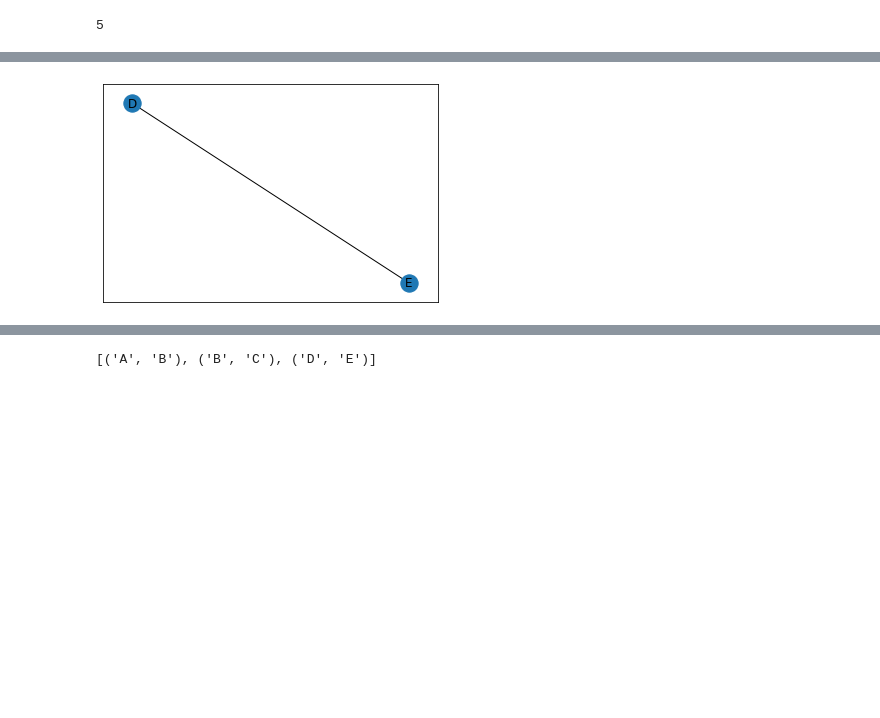
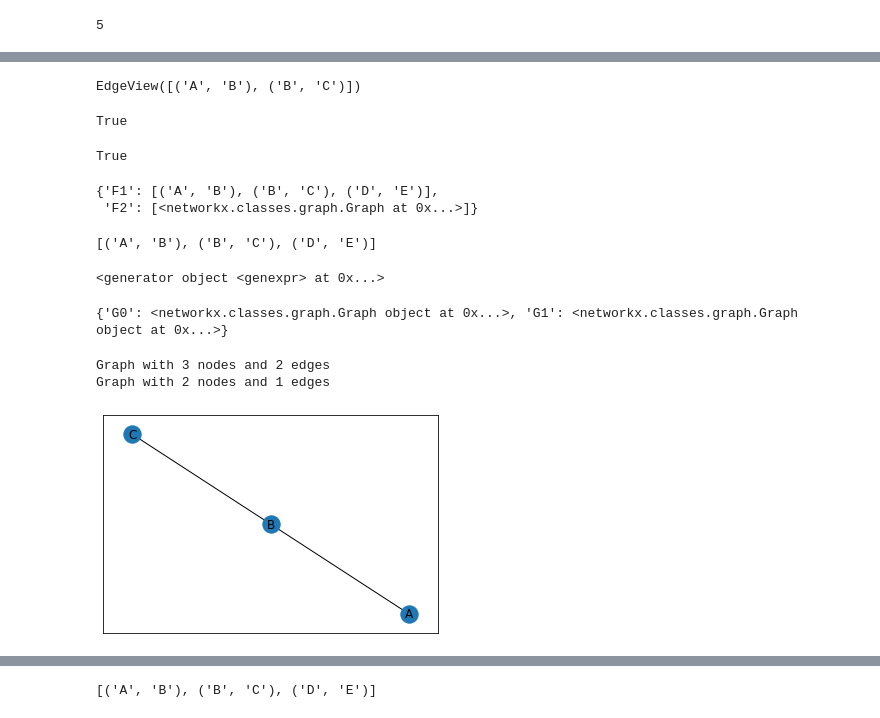
Before and after one commit to Morten-Tejlmand/5-semester, a Jupyter notebook: Fodbold/apriori.ipynb, the cells around one changed output, grey strips where cells are left out. Cells and saved outputs as stored; diff of their text form; code cells hidden in the pictures; blank space fills up the shorter version.

```diff
--- a/Fodbold/apriori.ipynb
+++ b/Fodbold/apriori.ipynb
@@ -34,22 +43,0 @@ plt.show()
-# %%
-items_counted = dict()
-min_sup = 2
-edge_matrix = [E1, E2]
-
-for edge_list in edge_matrix:
-    for edge in edge_list:
-        items_counted[edge] = items_counted.get(edge, 0) + 1
-
-print(items_counted)
-
-frequent_items = [key for key, value in items_counted.items() if value >= min_sup]
-
-print(frequent_items)
-
-C = nx.from_edgelist(frequent_items)
-nx.draw_networkx(C)
-
-# for edge1 in E1:
-#     for edge2 in E2:
-#         if edge1 == edge2:
-#             frequent_items.append(edge1)
@@ -59,0 +149,5 @@ nx.draw_networkx(C)
+# %%
+new_new_C = generate_candidates(new_C, 5)
+
+for i in new_new_C:
+    print(i.edges())
@@ -59,0 +158,4 @@ nx.draw_networkx(C)
+# %%
+frequents = apriori_graph_mining(2, edge_matrix, GRAPH_DB, 5)
+for pattern in frequents:
+    print(pattern.edges())
@@ -59,0 +180,3 @@ nx.draw_networkx(C)
+# %%
+for i in frequents:
+    print(i.nodes())
@@ -60,14 +217,53 @@ nx.draw_networkx(C)
+# %%
+frequent_total["F2"][0].edges()
+# %% [output]
+EdgeView([('A', 'B'), ('B', 'C')])
+# %%
+nx.weisfeiler_lehman_graph_hash(G1) == nx.weisfeiler_lehman_graph_hash(G3)
+# %% [output]
+True
+# %%
+h = [('A', 'B'), ('B', 'C')]
+l = [('A', 'B'), ('B', 'C')]
+h == l
+# %% [output]
+True
+# %%
+frequent_total
+# %% [output]
+{'F1': [('A', 'B'), ('B', 'C'), ('D', 'E')],
+ 'F2': [<networkx.classes.graph.Graph at 0x...>]}
+# %%
+print(F1)
+# %% [output]
+[('A', 'B'), ('B', 'C'), ('D', 'E')]
 # %%
 pos = (C.subgraph(c).copy() for c in nx.connected_components(C))
+
+subgraphs_splitted = (C(c).copy() for c in nx.connected_components(C))
+
+print(pos)
+# %% [output]
+<generator object <genexpr> at 0x...>
 # %%
 candidate_subgraphs = dict()
 for i, sg in enumerate(pos):
     name = "G" + str(i)
     candidate_subgraphs[name] = sg
+
+print(candidate_subgraphs)
+# %% [output]
+{'G0': <networkx.classes.graph.Graph object at 0x...>, 'G1': <networkx.classes.graph.Graph object at 0x...>}
+# %%
+for key, value in candidate_subgraphs.items():
+    print(value)
+# %% [output]
+Graph with 3 nodes and 2 edges
+Graph with 2 nodes and 1 edges
 # %%
-nx.draw_networkx(candidate_subgraphs["G1"])
+nx.draw_networkx(candidate_subgraphs["G0"])
 # %% [output]
-[figure, old version]
+[figure, new version]
 # %%
 frequent_items2 = dict()
 for graph in GRAPH_DB:
```
Also changed, not shown: parts of 22 cells of this notebook.
